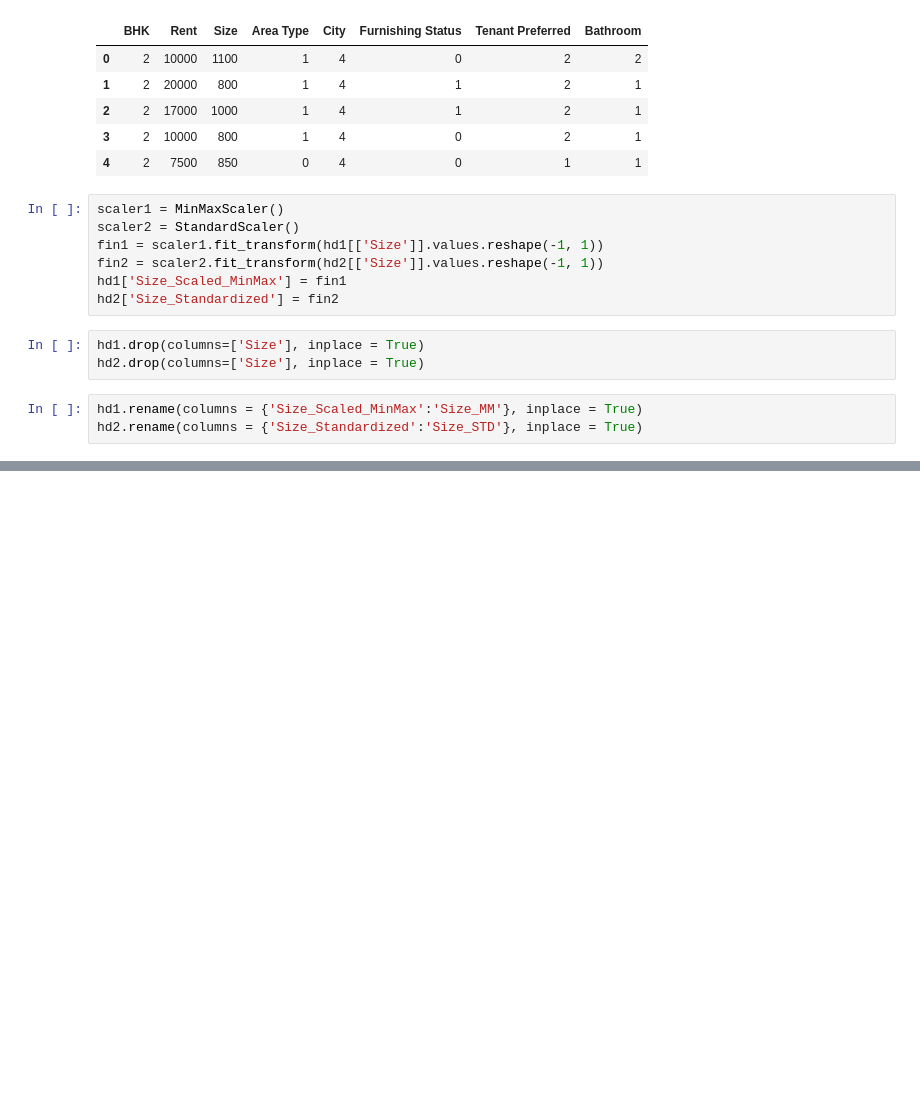
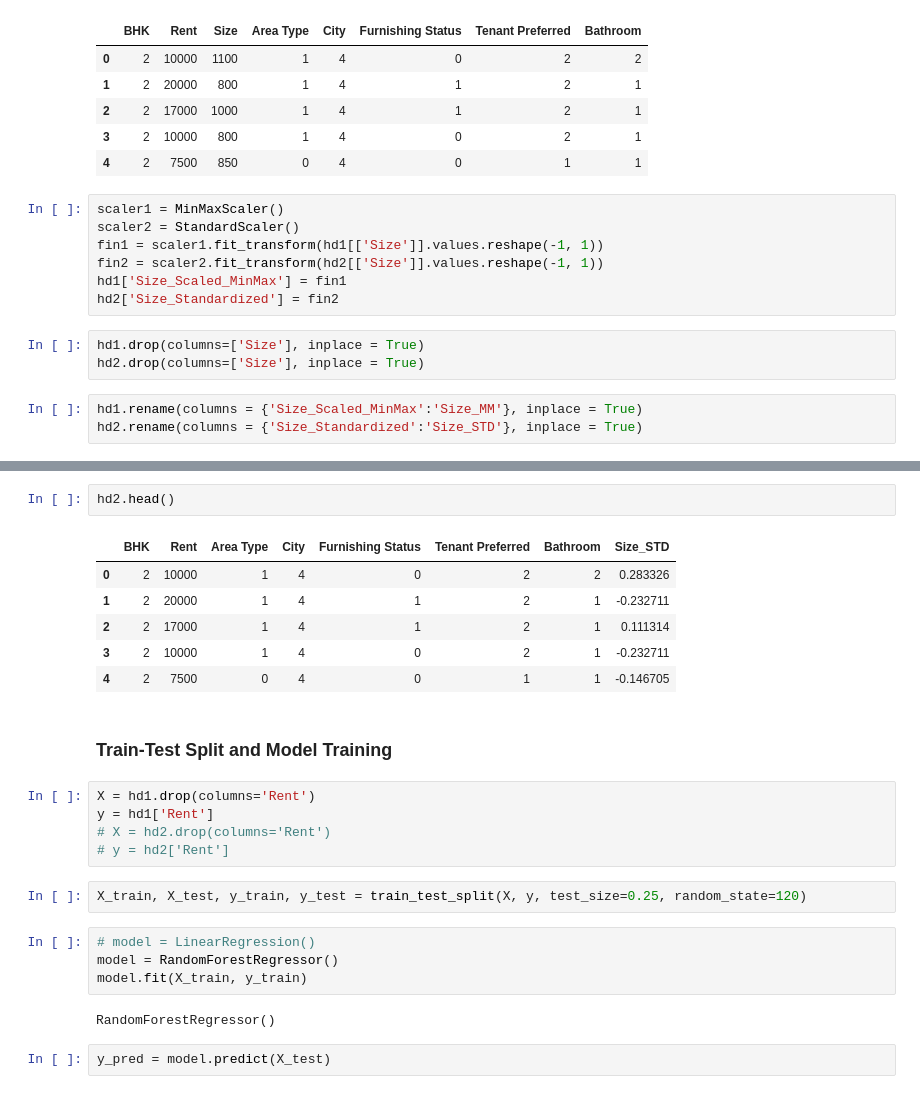
Before and after one commit to fudge-fantastic/Machine-Learning, a Jupyter notebook: House_Rent_Prediction/House-Rent-Prediction.ipynb, the cells around one changed output, grey strips where cells are left out. Drawn from its saved outputs; the diff is of its cells as text; blank space fills up the shorter version.

Commit message:
TTS and Model Created

```diff
--- a/House_Rent_Prediction/House-Rent-Prediction.ipynb
+++ b/House_Rent_Prediction/House-Rent-Prediction.ipynb
@@ -329,0 +341,26 @@ hd2.rename(columns = {'Size_Standardized':'Size_STD'}, inplace = True)
+# %%
+hd2.head()
+# %% [output]
+|  | BHK | Rent | Area Type | City | Furnishing Status | Tenant Preferred | Bathroom | Size_STD |
+| 0 | 2 | 10000 | 1 | 4 | 0 | 2 | 2 | 0.283326 |
+| 1 | 2 | 20000 | 1 | 4 | 1 | 2 | 1 | -0.232711 |
+| 2 | 2 | 17000 | 1 | 4 | 1 | 2 | 1 | 0.111314 |
+| 3 | 2 | 10000 | 1 | 4 | 0 | 2 | 1 | -0.232711 |
+| 4 | 2 | 7500 | 0 | 4 | 0 | 1 | 1 | -0.146705 |
+# %% [markdown]
+### Train-Test Split and Model Training
+# %%
+X = hd1.drop(columns='Rent')
+y = hd1['Rent']
+# X = hd2.drop(columns='Rent')
+# y = hd2['Rent']
+# %%
+X_train, X_test, y_train, y_test = train_test_split(X, y, test_size=0.25, random_state=120)
+# %%
+# model = LinearRegression()
+model = RandomForestRegressor()
+model.fit(X_train, y_train)
+# %% [output]
+RandomForestRegressor()
+# %%
+y_pred = model.predict(X_test)
```
Also changed, not shown: parts of 8 cells of this notebook, 1 other file.
